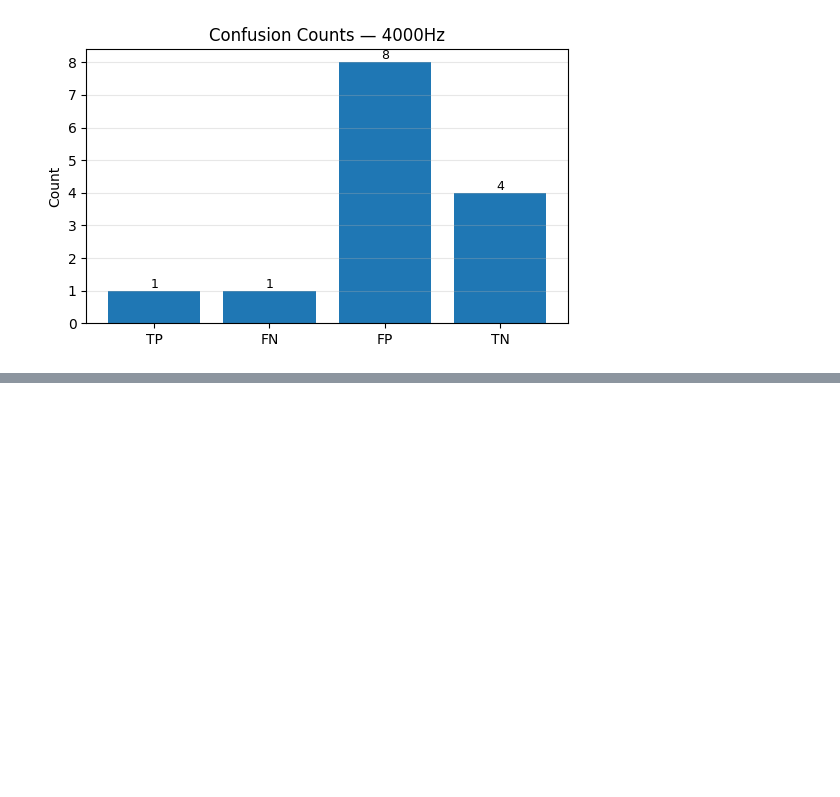
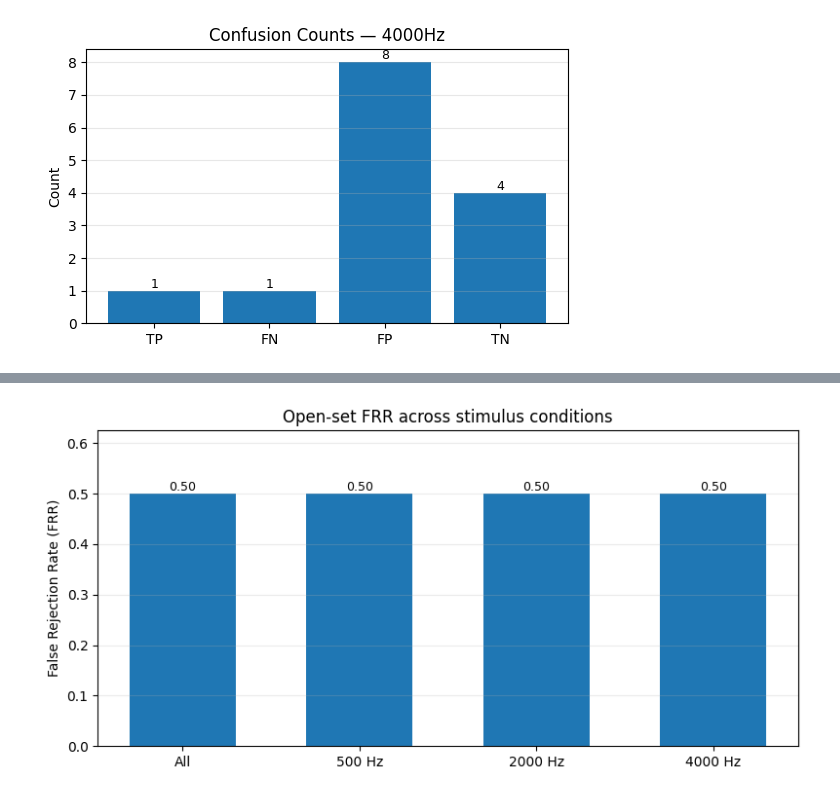
Before and after one commit to SoonUnemployed/Diploma-Thesis, a Jupyter notebook: diploma_thesis/notebooks/results.ipynb, the cells around one changed output, grey strips where cells are left out. Saved outputs shown, nothing was run; the diff lists cells and outputs as text; code cells hidden in the pictures; blank space fills up the shorter version.

```diff
--- a/diploma_thesis/notebooks/results.ipynb
+++ b/diploma_thesis/notebooks/results.ipynb
@@ -1595,0 +1660,32 @@ for modality, s in zip(modalities, sources):
+# %%
+import matplotlib.pyplot as plt
+import numpy as np
+
+# --- EDIT WITH YOUR FRR VALUES ---
+modalities = ["All", "500 Hz", "2000 Hz", "4000 Hz"]
+
+# FRR per modality (0..1)
+frr = [xg_data["FRR"], xg_data_0["FRR"], xg_data_1["FRR"], xg_data_2["FRR"]]
+# --------------------------------
+
+x = np.arange(len(modalities))
+
+plt.figure(figsize=(8, 4))
+
+bars = plt.bar(x, frr, width=0.6)
+
+# value labels
+for b in bars:
+    v = b.get_height()
+    plt.text(b.get_x() + b.get_width()/2, v, f"{v:.2f}",
+             ha="center", va="bottom", fontsize=9)
+
+plt.xticks(x, modalities)
+plt.ylabel("False Rejection Rate (FRR)")
+plt.title("Open-set FRR across stimulus conditions")
+plt.ylim(0, max(frr) * 1.25)
+plt.grid(axis="y", alpha=0.25)
+plt.tight_layout()
+plt.show()
+# %% [output]
+[figure, added]
```
Also changed, not shown: parts of 12 cells of this notebook, 1 other file.
